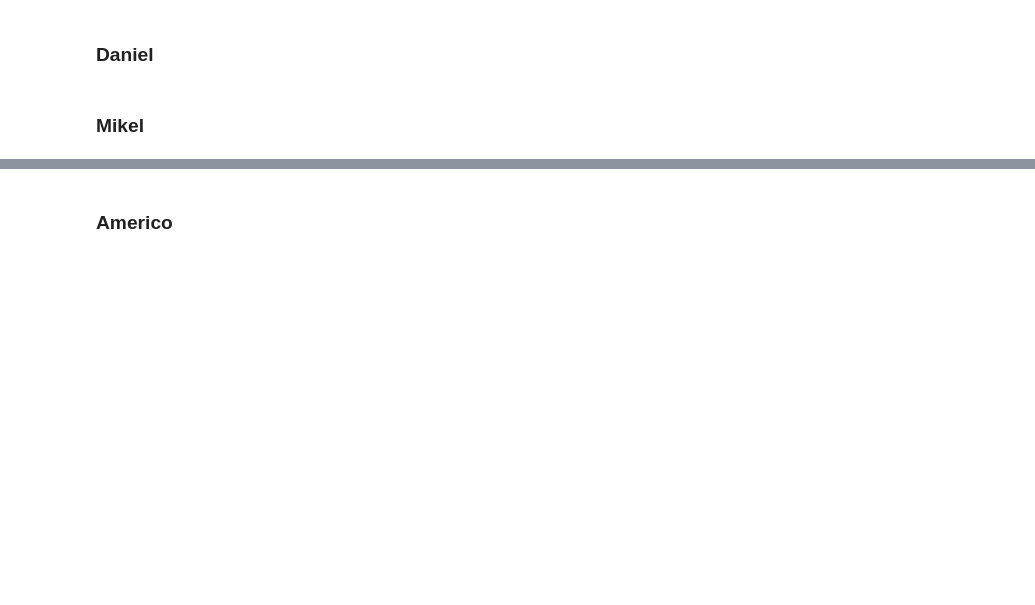
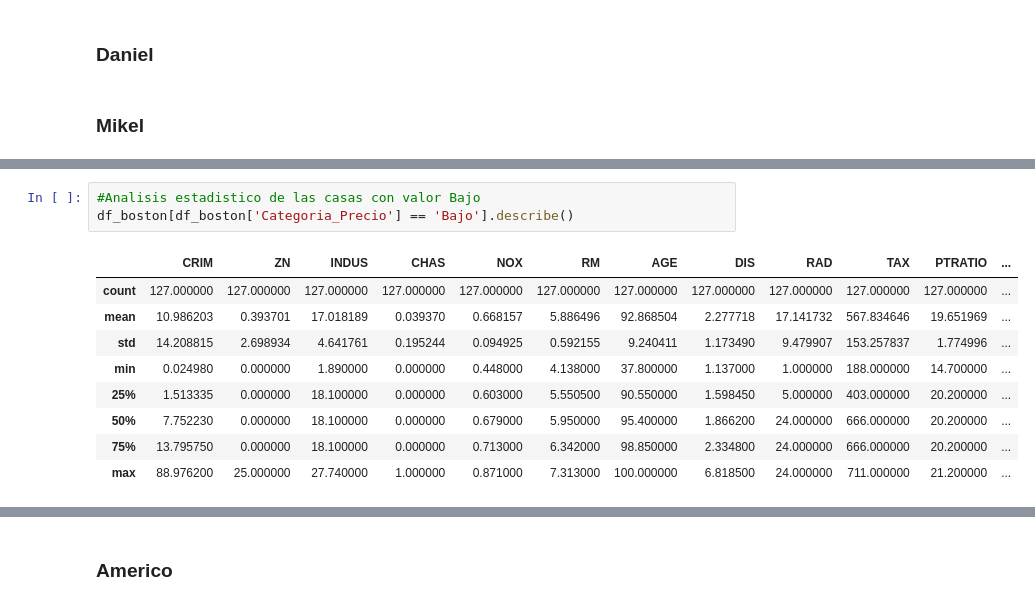
Before and after one commit to amejosecar/boston_DSPT, a Jupyter notebook: boston_requerimiento.ipynb, the cells around one changed output, grey strips where cells are left out. Drawn from its saved outputs; the diff is of its cells as text; blank space fills up the shorter version.

```diff
--- a/boston_requerimiento.ipynb
+++ b/boston_requerimiento.ipynb
@@ -106,0 +200,13 @@ dtype: int64
+# %%
+#Analisis estadistico de las casas con valor Bajo
+df_boston[df_boston['Categoria_Precio'] == 'Bajo'].describe()
+# %% [output]
+|  | CRIM | ZN | INDUS | CHAS | NOX | RM | AGE | DIS | RAD | TAX | PTRATIO | ... |
+| count | 127.000000 | 127.000000 | 127.000000 | 127.000000 | 127.000000 | 127.000000 | 127.000000 | 127.000000 | 127.000000 | 127.000000 | 127.000000 | ... |
+| mean | 10.986203 | 0.393701 | 17.018189 | 0.039370 | 0.668157 | 5.886496 | 92.868504 | 2.277718 | 17.141732 | 567.834646 | 19.651969 | ... |
+| std | 14.208815 | 2.698934 | 4.641761 | 0.195244 | 0.094925 | 0.592155 | 9.240411 | 1.173490 | 9.479907 | 153.257837 | 1.774996 | ... |
+| min | 0.024980 | 0.000000 | 1.890000 | 0.000000 | 0.448000 | 4.138000 | 37.800000 | 1.137000 | 1.000000 | 188.000000 | 14.700000 | ... |
+| 25% | 1.513335 | 0.000000 | 18.100000 | 0.000000 | 0.603000 | 5.550500 | 90.550000 | 1.598450 | 5.000000 | 403.000000 | 20.200000 | ... |
+| 50% | 7.752230 | 0.000000 | 18.100000 | 0.000000 | 0.679000 | 5.950000 | 95.400000 | 1.866200 | 24.000000 | 666.000000 | 20.200000 | ... |
+| 75% | 13.795750 | 0.000000 | 18.100000 | 0.000000 | 0.713000 | 6.342000 | 98.850000 | 2.334800 | 24.000000 | 666.000000 | 20.200000 | ... |
+| max | 88.976200 | 25.000000 | 27.740000 | 1.000000 | 0.871000 | 7.313000 | 100.000000 | 6.818500 | 24.000000 | 711.000000 | 21.200000 | ... |
```
Also changed, not shown: parts of 21 cells of this notebook, 1 other file.
